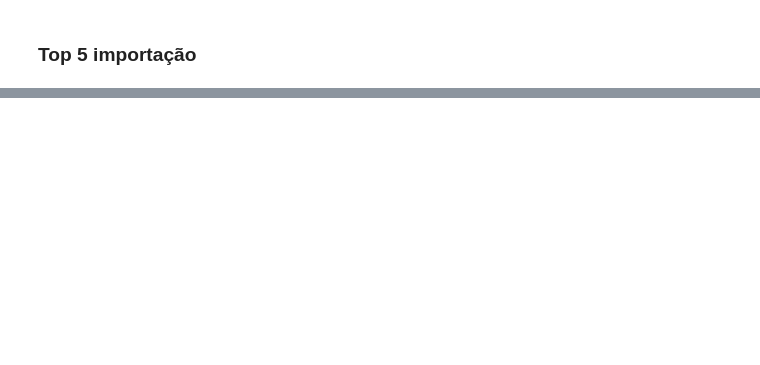
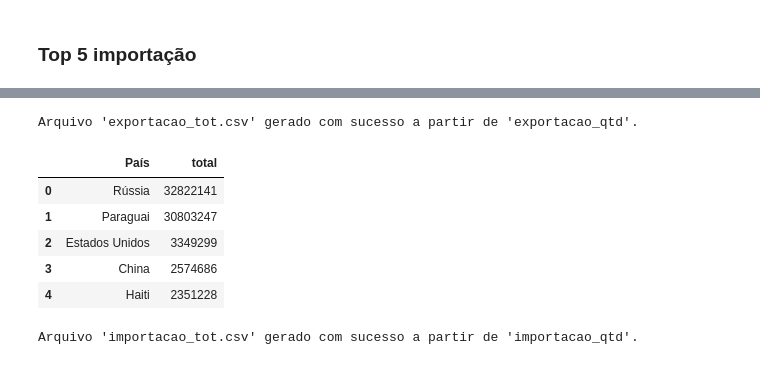
Before and after one commit to rafaellccouto/postech_analise_vinhos_comercio, a Jupyter notebook: Analise_vinhos_comercio.ipynb, the cells around one changed output, grey strips where cells are left out. Saved outputs shown, nothing was run; the diff lists cells and outputs as text; code cells hidden in the pictures; blank space fills up the shorter version.

```diff
--- a/Analise_vinhos_comercio.ipynb
+++ b/Analise_vinhos_comercio.ipynb
@@ -1173,0 +1183,80 @@ Gráfico salvo como 'top5_importacao_qtd_time.png'
+# %%
+# Gerar tabelas `exportacao_tot` e `importacao_tot` (2009-2023)
+# Verifica existência dos CSVs e usa os DataFrames filtrados quando disponíveis
+import os
+import unicodedata
+
+# Normalização para encontrar colunas de país
+def _normalize(s):
+    if not isinstance(s, str):
+        return ''
+    nk = unicodedata.normalize('NFKD', s)
+    return ''.join(c for c in nk if not unicodedata.combining(c)).strip().lower()
+
+# Busca primeiro DataFrame disponível na lista de nomes
+def _find_df(names):
+    for n in names:
+        if n in globals():
+            return globals()[n], n
+    return None, None
+
+# Gera tabela total (coluna país + total) e salva CSV se não existir
+def _create_tot(df_names, csv_name):
+    if os.path.exists(csv_name):
+        print(f"Arquivo '{csv_name}' já existe. Carregando...")
+        df_tot = pd.read_csv(csv_name)
+        display(df_tot.head())
+        return
+
+    df, used_name = _find_df(df_names)
+    if df is None:
+        print(f"Nenhum DataFrame encontrado entre: {df_names}. Pulando '{csv_name}'.")
+        return
+
+    # Detectar coluna de país de forma robusta
+    country_col = None
+    for col in df.columns:
+        n = _normalize(col)
+        if n in {'pais', 'país', 'country'} or 'pais' in n or 'country' in n:
+            country_col = col
+            break
+
+    if country_col is None:
+        print(f"Não foi possível localizar coluna de país em '{used_name}'. Colunas: {list(df.columns)}")
+        return
+
+    anos = [str(y) for y in range(2009, 2024)]
+    anos_presentes = [c for c in anos if c in df.columns]
+    if not anos_presentes:
+        print(f"Nenhuma coluna de ano (2009-2023) encontrada em '{used_name}'.")
+        return
+
+    # Garantir que colunas anuais sejam numéricas
+    for c in anos_presentes:
+        df[c] = pd.to_numeric(df[c].astype(str).str.replace(',', '.'), errors='coerce').fillna(0)
+
+    # Agrupar por país e somar anos
+    grouped = df.groupby(country_col)[anos_presentes].sum(numeric_only=True)
+    df_tot = grouped.sum(axis=1).reset_index(name='total')
+    df_tot = df_tot.sort_values('total', ascending=False).reset_index(drop=True)
+
+    try:
+        df_tot.to_csv(csv_name, index=False)
+        print(f"Arquivo '{csv_name}' gerado com sucesso a partir de '{used_name}'.")
+    except Exception as e:
+        print(f"Erro ao salvar '{csv_name}': {e}")
+
+    display(df_tot.head())
+
+# Chamadas: tenta usar as variantes filtradas primeiro, depois as originais
+_create_tot(['exportacao_filtrada','exportacao_qtd','exportacao_valor','df_exportacao'], 'exportacao_tot.csv')
+_create_tot(['importacao_filtrada','importacao_qtd','importacao_valor','df_importacao'], 'importacao_tot.csv')
+# %% [output]
+Arquivo 'exportacao_tot.csv' gerado com sucesso a partir de 'exportacao_qtd'.
+|  | País | total |
+| 0 | Rússia | 32822141 |
+| 1 | Paraguai | 30803247 |
+| 2 | Estados Unidos | 3349299 |
+| 3 | China | 2574686 |
+| 4 | Haiti | 2351228 |
+Arquivo 'importacao_tot.csv' gerado com sucesso a partir de 'importacao_qtd'.
```
Also changed, not shown: parts of 9 cells of this notebook, 4 other files.
